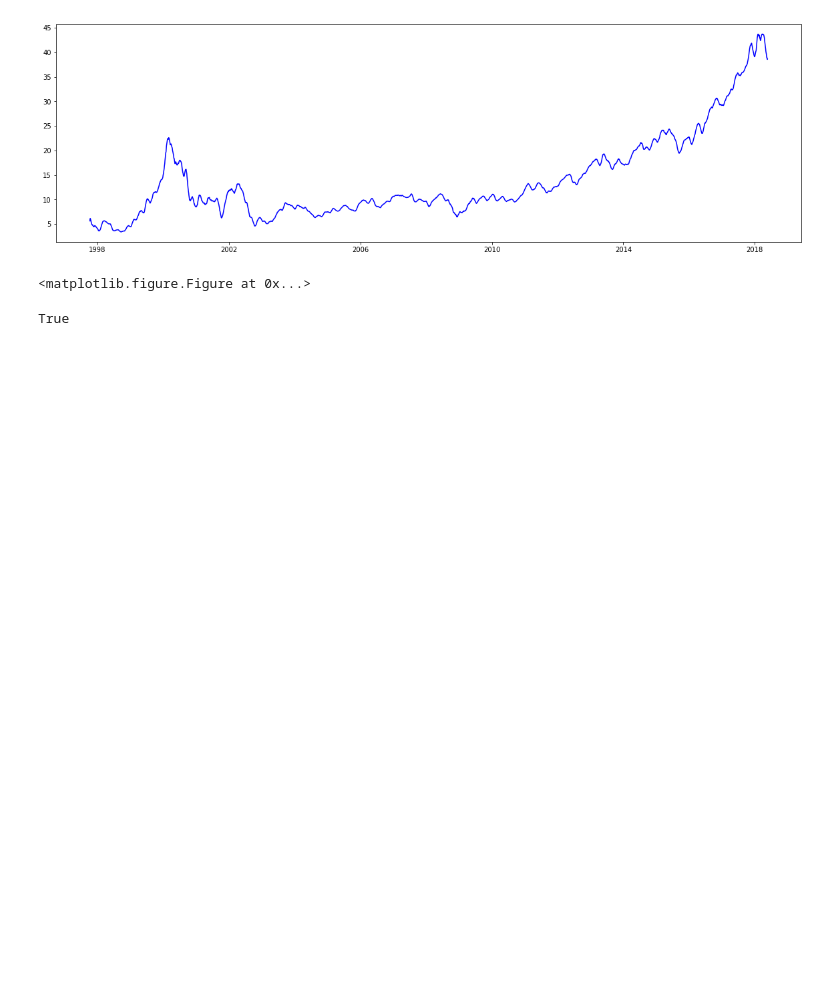
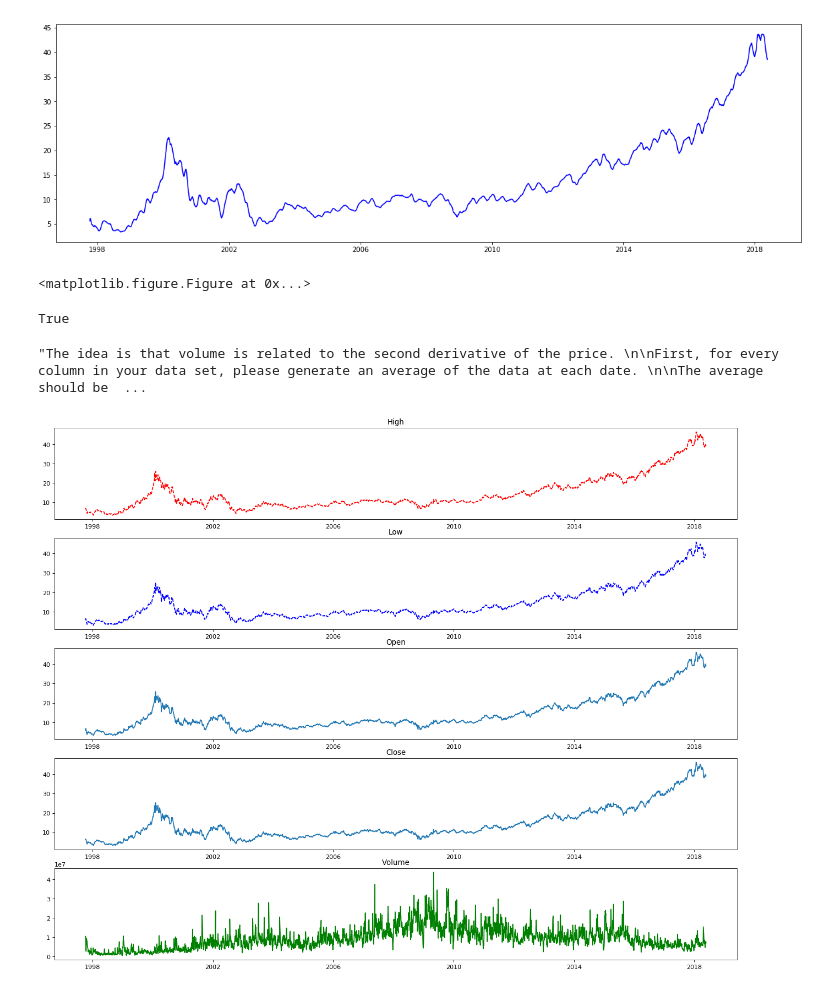
Before and after one commit to tnazikian/market, a Jupyter notebook: market.ipynb, the cells around one changed output. Saved outputs shown, nothing was run; the diff lists cells and outputs as text; code cells hidden in the pictures; blank space fills up the shorter version.

```diff
--- a/market.ipynb
+++ b/market.ipynb
@@ -67,4 +69,4 @@ TypeError: Only valid with DatetimeIndex, TimedeltaIndex or PeriodIndex, but got
 # %%
-#Smoothing by week/month
+#Smoothing by week/month (NOT causal filter)
 
-df = shit.set_index('DateTime').resample('M').sum()
+df = shit.resample('M').sum()
@@ -155,3 +174,69 @@ plt.show()
 len(xd) == len(shit)
 # %% [output]
 True
+# %%
+"""The idea is that volume is related to the second derivative of the price.
+
+First, for every column in your data set, please generate an average of the data at each date.
+
+The average should be for 3 days, 1 week, 1 month and 3 months.
+
+Then generate the velocity and acceleration of the stock price.
+
+The daily velocity = closing price - opening price.
+
+The acceleration is today's velocity - yesterday's velocity.
+
+Then generate the average of the velocity and acceleration for 3 days, 1 week, 1 month and 3 months.
+"""
+# %% [output]
+"The idea is that volume is related to the second derivative of the price. \n\nFirst, for every column in your data set, please generate an average of the data at each date. \n\nThe average should be  ...
+# %%
+"""average 3 days"""
+threedays = 3
+
+#'Open', 'High', 'Low', 'Close', 'Adj Close', 'Volume'
+
+
+plt.close()
+
+plt.figure(1, figsize=(20, 16), dpi=80)
+plt.subplot(511)
+xd = pd.DataFrame.from_dict(cfilter(shit, threedays, "High"), orient='index')
+xd.columns = ['High']
+plt.plot_date(xd.index, xd['High'], 'r--')
+plt.title("High")
+
+plt.subplot(512)
+xd = pd.DataFrame.from_dict(cfilter(shit, threedays, "Low"), orient='index')
+xd.columns = ['Low']
+plt.plot_date(xd.index, xd['Low'], 'b--')
+plt.title("Low")
+
+
+plt.subplot(513)
+xd = pd.DataFrame.from_dict(cfilter(shit, threedays, "Open"), orient='index')
+xd.columns = ['Open']
+plt.plot_date(xd.index, xd['Open'], '-')
+plt.title("Open")
+
+
+plt.subplot(514)
+xd = pd.DataFrame.from_dict(cfilter(shit, threedays, "Close"), orient='index')
+xd.columns = ['Close']
+plt.plot_date(xd.index, xd['Close'], '-')
+plt.title("Close")
+
+
+plt.subplot(515)
+xd = pd.DataFrame.from_dict(cfilter(shit, threedays, "Volume"), orient='index')
+xd.columns = ['Volume']
+plt.plot_date(xd.index, xd['Volume'], 'g-')
+plt.title("Volume")
+
+
+
+#plt.figure(figsize=(20, 16), dpi= 80, facecolor='w', edgecolor='k')
+plt.show()
+# %% [output]
+[figure, added]
```
Also changed, not shown: parts of 22 cells of this notebook, 1 other file.
